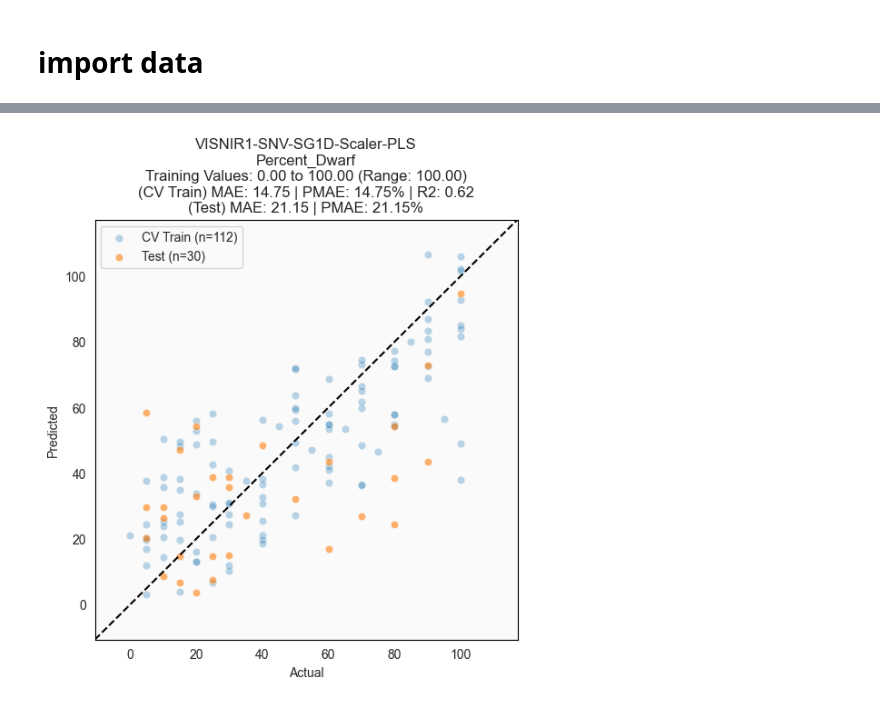
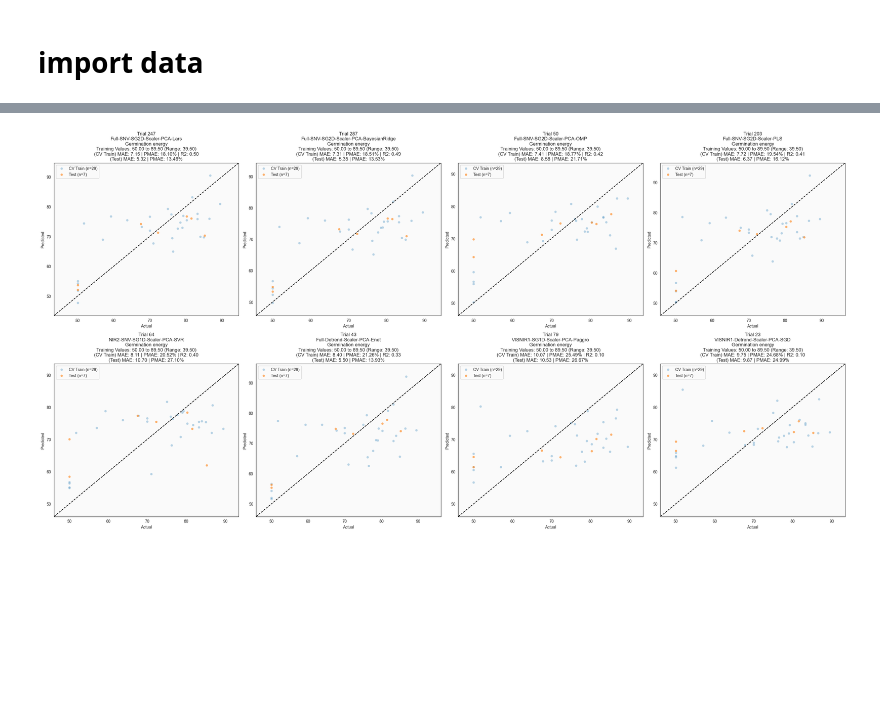
Before and after one commit to ryan-soh-pprint/DS_template, a Jupyter notebook: notebooks/06_train_profile.ipynb, the cells around one changed output, grey strips where cells are left out. Cells and saved outputs as stored; diff of their text form; code cells hidden in the pictures; blank space fills up the shorter version.

```diff
--- a/notebooks/06_train_profile.ipynb
+++ b/notebooks/06_train_profile.ipynb
@@ -79,5 +88,5 @@ params_to_train
 # %%
-model_version = f"{split}.0"
+model_version = f"{split}.1"
 
 model_folder = Path("../models/") / version / split / model_version
 model_folder.mkdir(parents=True, exist_ok=True)
@@ -88,12 +109,15 @@ WindowsPath('../models/v2/v2.0/v2.0.0')
 for i, param in enumerate(params_to_train):
     clear_output(wait=True)
 
-    # if i !=0:
-    #     # For testing purposes, only run the first parameter
-    #     break
+    if param != 'Germination energy':
+        # For testing purposes, only run the first parameter
+        continue
 
     param_folder = model_folder / f'{param}'
     param_folder.mkdir(parents=True, exist_ok=True)
+
+    if param in value_limits:
+        min_val, max_val = value_limits[param]
 
     STORAGE_URL = f"sqlite:///{param_folder}/model_training.db"
 
@@ -117,7 +141,9 @@ for i, param in enumerate(params_to_train):
             model_name=model_name,
             metric_names = ["loss"],
             direction = ["minimize",],
-            datatype = 'v4',
+            datatype = 'v5',
+            min_value = min_val,
+            max_value = max_val,
             # n_startup_trials=2,
             # n_trials=5,
         )
@@ -133,6 +159,7 @@ for i, param in enumerate(params_to_train):
             selected_y_train,
             groups=selected_y_train.index,
             storage=STORAGE_URL,
+            repeat = 1 # no penalty
             )
 
         trainer.save(param_folder)
@@ -165,7 +192,8 @@ for i, param in enumerate(params_to_train):
         labels = ['CV Train', 'Test'],
         show_error_bands = False,
         show_max_error = False,
-        show_R2 = False
+        show_R2 = False,
+        show_train_trendline = True,
     )
 
     fig.savefig(param_folder / f"{param}_regression_results.png", dpi=300, bbox_inches='tight')
@@ -231,12 +245,26 @@ top_models_df
 # %%
-for number in top_models_df['number']:
+n_models = len(top_models_df)
+ncols = 4
+nrows = math.ceil(n_models / ncols)
+
+fig, axes = plt.subplots(
+    nrows=nrows,
+    ncols=ncols,
+    figsize=(7 * ncols, 7 * nrows),
+    squeeze=False
+)
+
+for ax, number in zip(axes.ravel(), top_models_df["number"]):
     check_params = trainer.study.trials[number].params
     print(check_params)
 
-    check_pipeline = construct_pipeline_from_params(datatype = 'v4', task_type = 'profile',params_dict=check_params)
+    check_pipeline = construct_pipeline_from_params(
+        datatype="v5",
+        task_type="profile",
+        params_dict=check_params
+    )
     check_pipeline.fit(X_train, selected_y_train)
-    print(check_pipeline.named_steps.keys())
-    # get cv train
+
     y_train_pred = cross_group_predict(
         check_pipeline,
         X_train,
@@ -245,18 +273,32 @@ for number in top_models_df['number']:
         cv=PERCENTILE_KFOLD
     )
 
-    y_test_pred = pd.Series(check_pipeline.predict(X_test), index=X_test.index).groupby(X_test.index).median()
+    y_test_pred = (
+        pd.Series(check_pipeline.predict(X_test), index=X_test.index)
+        .groupby(X_test.index)
+        .median()
+    )
 
-    fig = plot_regression_results(
-        model_steps = "-".join(check_pipeline.named_steps.keys()),
-        param = param,
-        y_train_pred = y_train_pred,
-        y_train_true = selected_y_train.groupby(selected_y_train.index).first(),
-        y_test_pred = y_test_pred,
-        y_test_true = y_test[param].groupby(y_test.index).first(),
-        labels = ['CV Train', 'Test'],
-        show_error_bands = False,
-        show_max_error = False,
-        show_R2 = True
+    plot_regression_results(
+        model_steps="-".join(check_pipeline.named_steps.keys()),
+        param=param,
+        y_train_pred=y_train_pred,
+        y_train_true=selected_y_train.groupby(selected_y_train.index).first(),
+        y_test_pred=y_test_pred,
+        y_test_true=y_test[param].groupby(y_test.index).first(),
+        labels=["CV Train", "Test"],
+        show_error_bands=False,
+        show_max_error=False,
+        show_R2=True,
+        ax=ax,
     )
+
+    original_title = ax.get_title()
+    ax.set_title(f"Trial {number}\n{original_title}")
+
+for ax in axes.ravel()[n_models:]:
+    ax.remove()
+
+fig.tight_layout()
+plt.show()
 # %% [output]
@@ -279 +313 @@ dict_keys(['VISNIR1', 'SNV', 'Scaler', 'SGD'])
-[figure, old version]
+[figure, new version]
```
Also changed, not shown: parts of 21 cells of this notebook, 2 other files.
